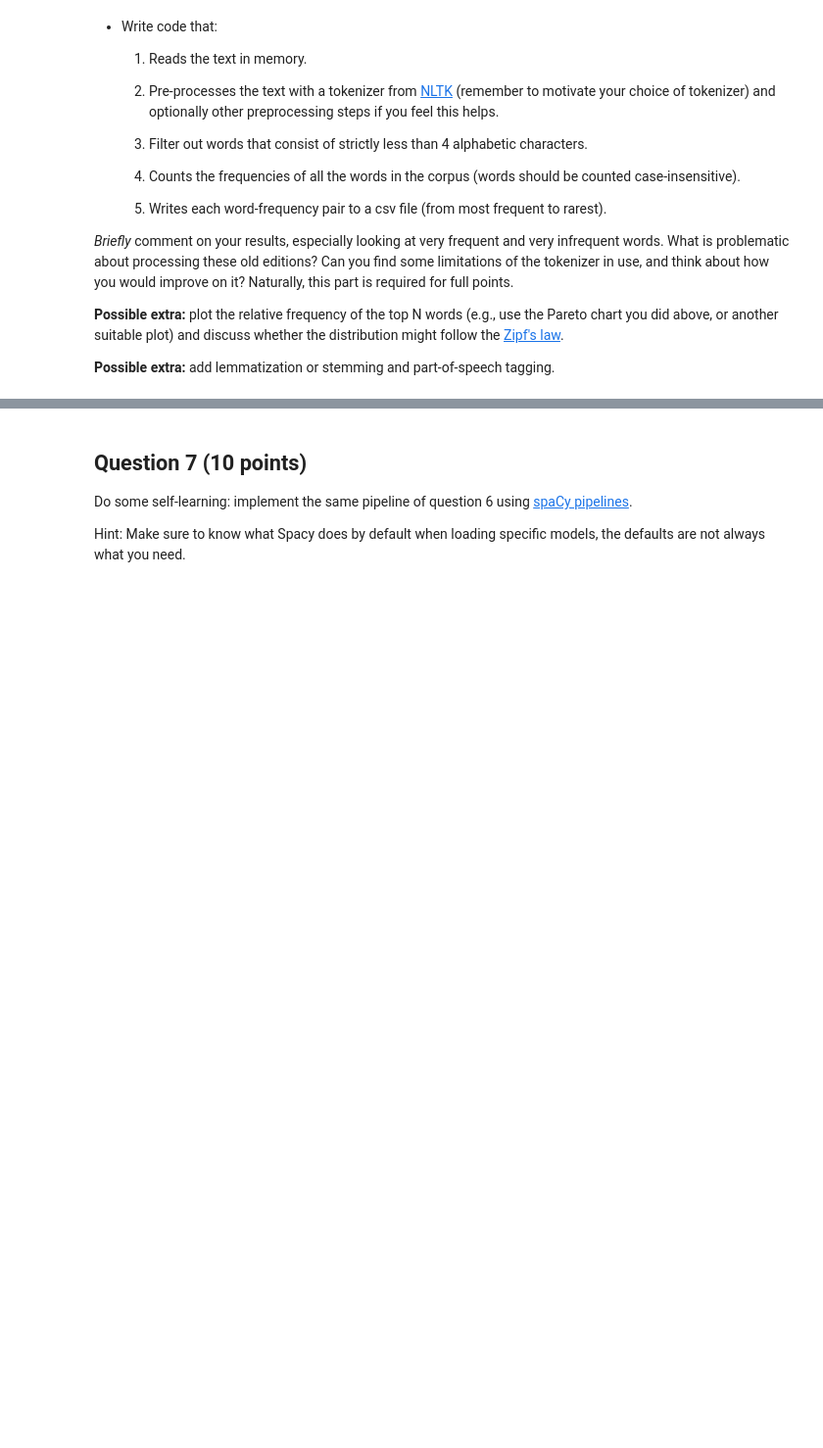
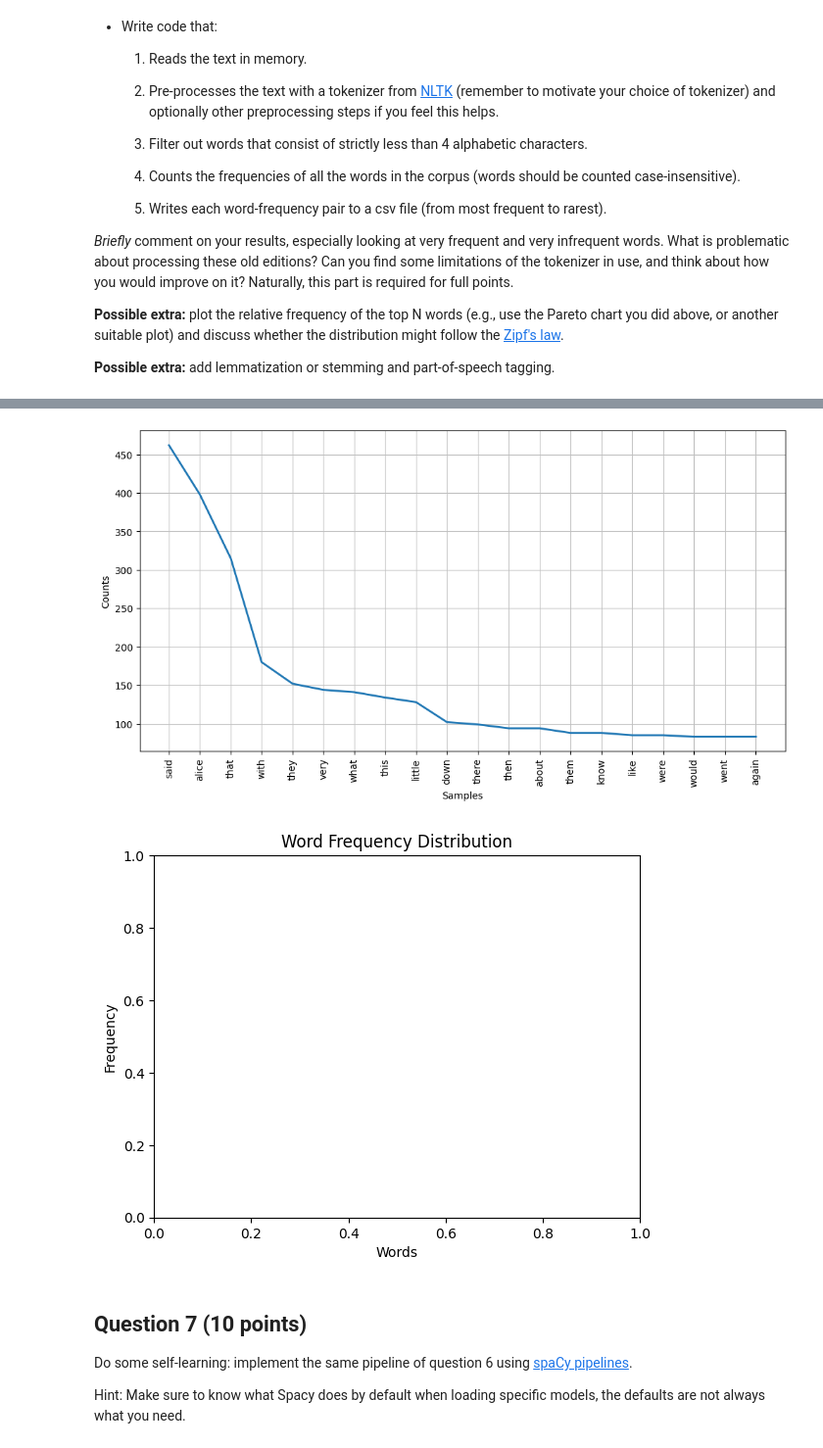
Before and after one commit to GiamiH/AUC_TMCI_2021, a Jupyter notebook: Assignments/assignment_1/notebook.ipynb, the cells around one changed output, grey strips where cells are left out. Shown: that part at 98% size. Cells and saved outputs as stored; diff of their text form; code cells hidden in the pictures; blank space fills up the shorter version.

```diff
--- a/Assignments/assignment_1/notebook.ipynb
+++ b/Assignments/assignment_1/notebook.ipynb
@@ -212,0 +241,59 @@ plt.xticks(rotation=45, ha="right")
+# %%
+import nltk
+import csv
+from nltk.tokenize import RegexpTokenizer
+from nltk.probability import FreqDist
+import matplotlib.pyplot as plt
+
+# Download NLTK resources (if not already downloaded)
+nltk.download("punkt")
+
+def preprocess_text(text):
+    # Tokenization using NLTK's RegexpTokenizer
+    tokenizer = RegexpTokenizer(r'\b\w+\b')
+    tokens = tokenizer.tokenize(text)
+
+    # Filter out words with less than 4 alphabetic characters
+    filtered_tokens = [word.lower() for word in tokens if word.isalpha() and len(word) >= 4]
+
+    return filtered_tokens
+
+def count_word_frequencies(tokens):
+    # Count word frequencies using NLTK's FreqDist
+    freq_dist = FreqDist(tokens)
+    return freq_dist
+
+def write_to_csv(freq_dist, csv_filename):
+    # Write word-frequency pairs to a CSV file (sorted by frequency)
+    sorted_freq_dist = sorted(freq_dist.items(), key=lambda x: x[1], reverse=True)
+
+    with open(csv_filename, mode='w', newline='', encoding='utf-8') as csv_file:
+        writer = csv.writer(csv_file)
+        writer.writerow(['Word', 'Frequency'])
+        writer.writerows(sorted_freq_dist)
+
+def plot_word_frequency_distribution(freq_dist, top_n=20):
+    # Plot the relative frequency of the top N words
+    plt.figure(figsize=(12, 6))
+    freq_dist.plot(top_n, cumulative=False)
+    plt.title('Word Frequency Distribution')
+    plt.xlabel('Words')
+    plt.ylabel('Frequency')
+    plt.show()
+
+# Replace '/Users/giamihuynh/AUC_TMCI_2021/Assignments/assignment_1/data/alice-wonderland_djvu.txt' with the actual path
+with open('/Users/giamihuynh/AUC_TMCI_2021/Assignments/assignment_1/data/alice-wonderland_djvu.txt', 'r', encoding='utf-8') as file:
+    corpus_text = file.read()
+
+# Preprocess the text
+preprocessed_tokens = preprocess_text(corpus_text)
+
+# Count word frequencies
+word_frequencies = count_word_frequencies(preprocessed_tokens)
+
+# Write to CSV
+write_to_csv(word_frequencies, 'word_frequencies_alice.csv')
+
+# Plot word frequency distribution
+plot_word_frequency_distribution(word_frequencies)
+# %% [output]
@@ -213,3 +303,5 @@ plt.xticks(rotation=45, ha="right")
+[figure, added]
+[figure, added]
 # %% [markdown]
 ## Question 7 (10 points)
 
```
Also changed, not shown: parts of 12 cells of this notebook.
